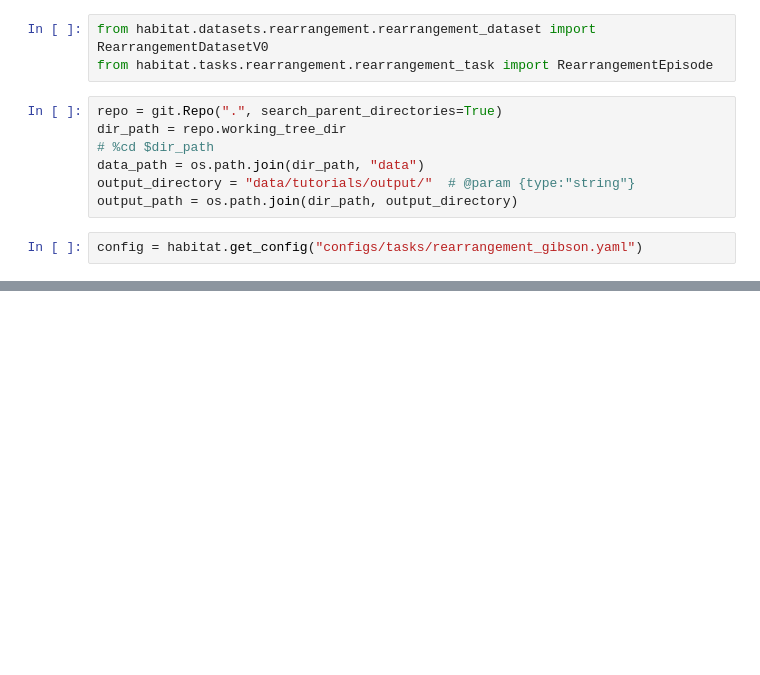
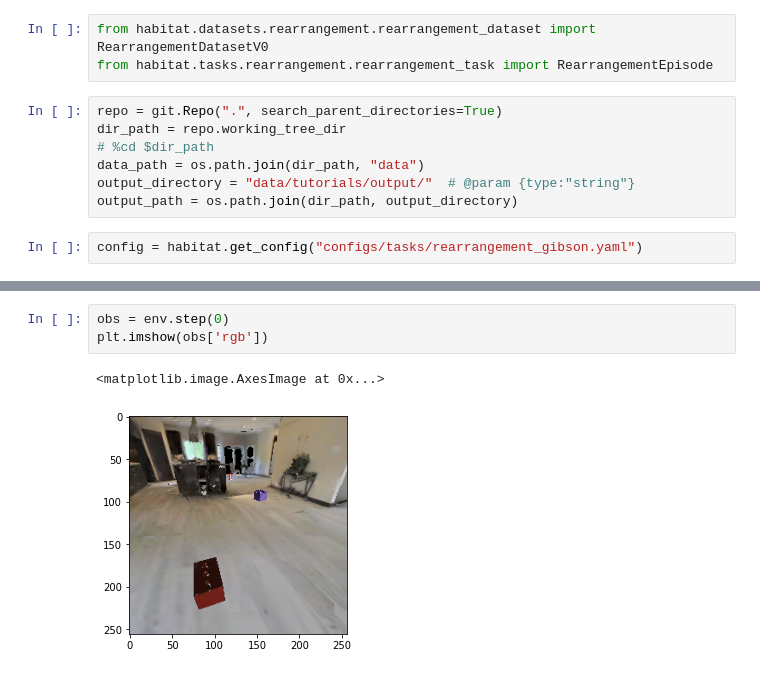
Before and after one commit to dexter1691/habitat-api, a Jupyter notebook: notebooks/test_grab_action.ipynb, the cells around one changed output, grey strips where cells are left out. Cells and saved outputs as stored; diff of their text form; blank space fills up the shorter version.

```diff
--- a/notebooks/test_grab_action.ipynb
+++ b/notebooks/test_grab_action.ipynb
@@ -70,3 +77,9 @@ metrics = env.get_metrics()
+# %%
+obs = env.step(0)
+plt.imshow(obs['rgb'])
+# %% [output]
+<matplotlib.image.AxesImage at 0x...>
+[figure, added]
 # %%
 obs = env.step(1)
 plt.imshow(obs['rgb'])
```
Also changed, not shown: parts of 11 cells of this notebook, 6 other files.
